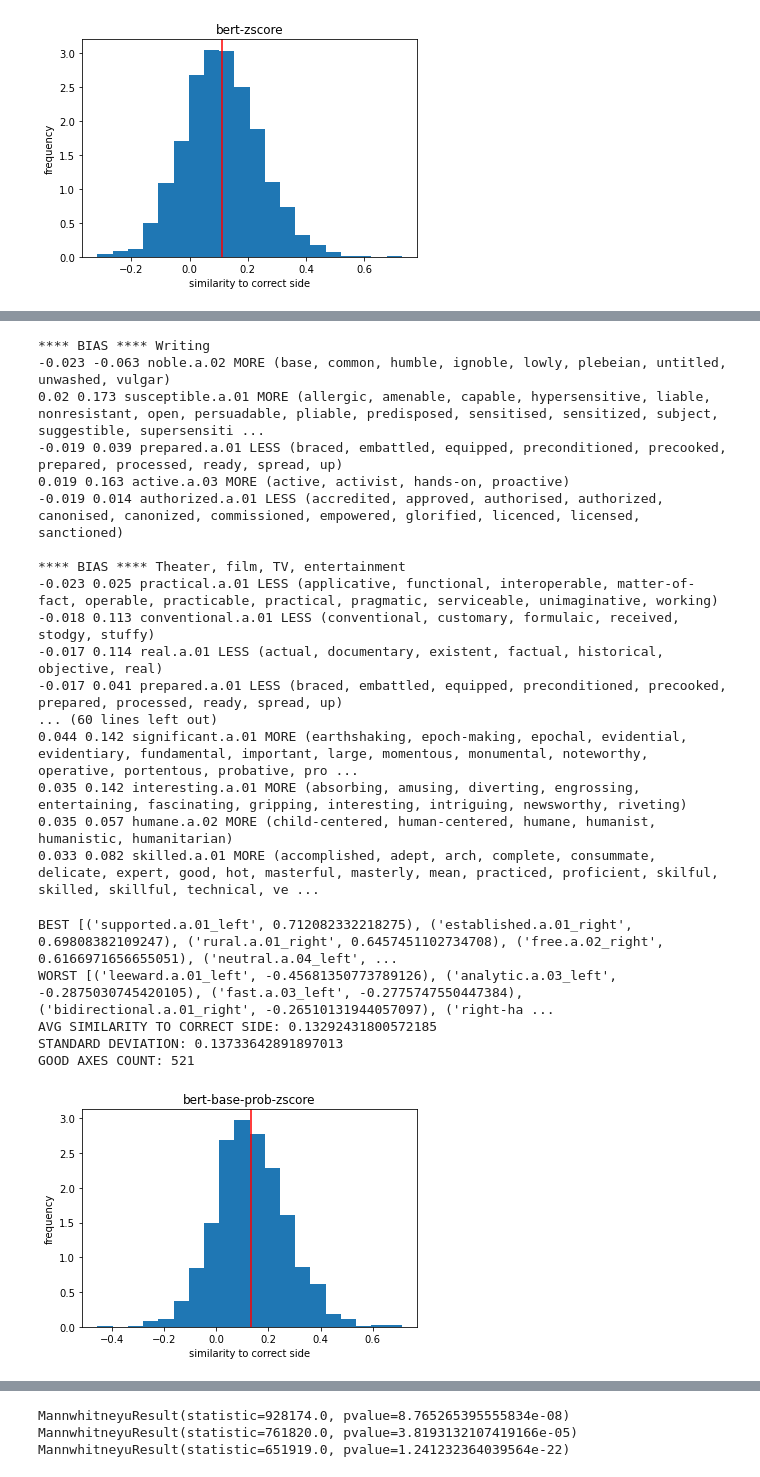
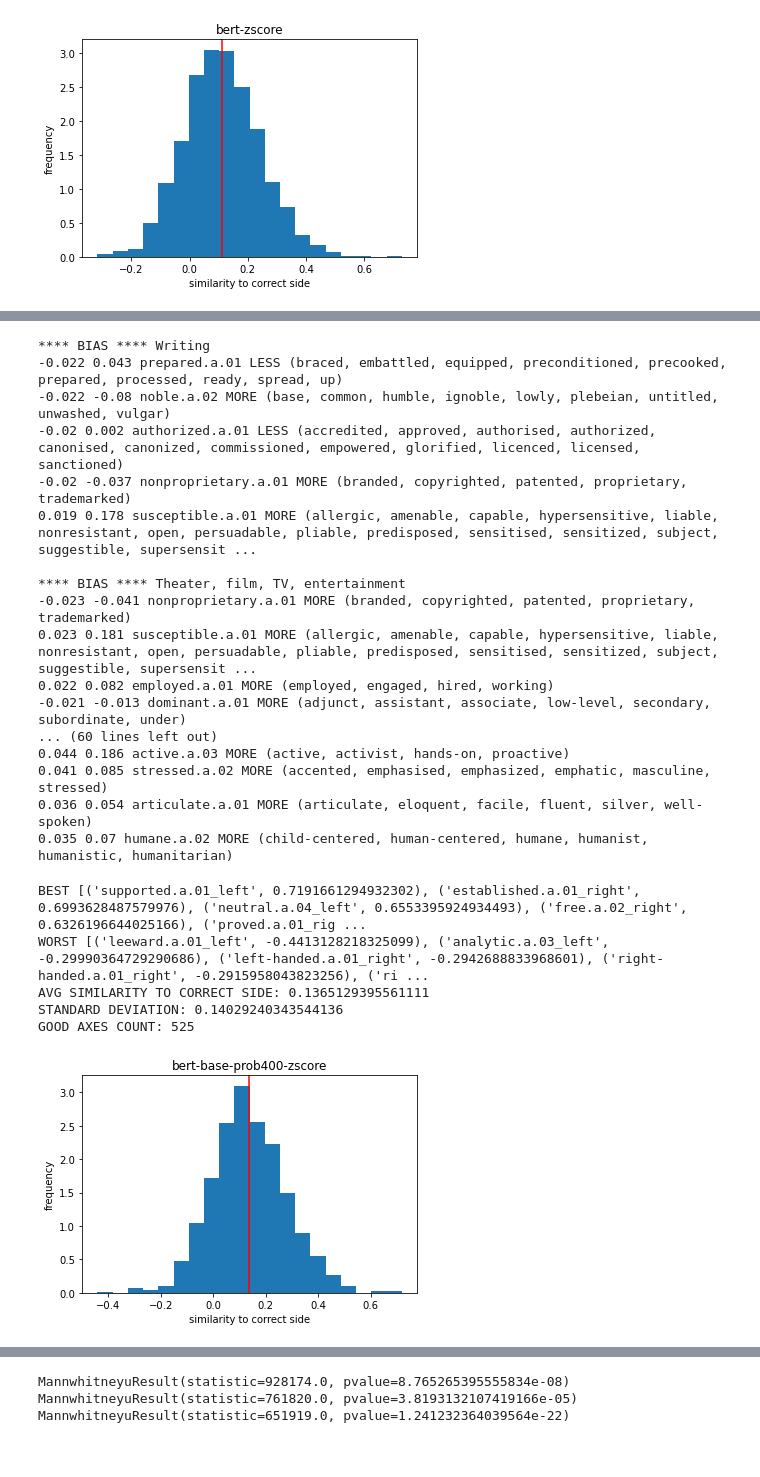
Before and after one commit to lucy3/context_semantic_axes, a Jupyter notebook: code/axes_occupation_viz.ipynb, the cells around one changed output, grey strips where cells are left out. Drawn from its saved outputs; the diff is of its cells as text; code cells hidden in the pictures.

```diff
--- a/code/axes_occupation_viz.ipynb
+++ b/code/axes_occupation_viz.ipynb
@@ -315,30 +352,30 @@ show_top_axes(LOGS + 'semantics_val/occupations/frameaxis_bert-base-prob.json',
 # %%
-show_top_axes(LOGS + 'semantics_val/person/frameaxis_bert-base-prob300.json', scores7)
+show_top_axes(LOGS + 'semantics_val/person/frameaxis_bert-base-prob400.json', scores7)
 # %% [output]
 **** BIAS **** Writing
--0.023 -0.063 noble.a.02 MORE (base, common, humble, ignoble, lowly, plebeian, untitled, unwashed, vulgar)
-0.02 0.173 susceptible.a.01 MORE (allergic, amenable, capable, hypersensitive, liable, nonresistant, open, persuadable, pliable, predisposed, sensitised, sensitized, subject, suggestible, supersensiti ...
--0.019 0.039 prepared.a.01 LESS (braced, embattled, equipped, preconditioned, precooked, prepared, processed, ready, spread, up)
-0.019 0.163 active.a.03 MORE (active, activist, hands-on, proactive)
--0.019 0.014 authorized.a.01 LESS (accredited, approved, authorised, authorized, canonised, canonized, commissioned, empowered, glorified, licenced, licensed, sanctioned)
+-0.022 0.043 prepared.a.01 LESS (braced, embattled, equipped, preconditioned, precooked, prepared, processed, ready, spread, up)
+-0.022 -0.08 noble.a.02 MORE (base, common, humble, ignoble, lowly, plebeian, untitled, unwashed, vulgar)
+-0.02 0.002 authorized.a.01 LESS (accredited, approved, authorised, authorized, canonised, canonized, commissioned, empowered, glorified, licenced, licensed, sanctioned)
+-0.02 -0.037 nonproprietary.a.01 MORE (branded, copyrighted, patented, proprietary, trademarked)
+0.019 0.178 susceptible.a.01 MORE (allergic, amenable, capable, hypersensitive, liable, nonresistant, open, persuadable, pliable, predisposed, sensitised, sensitized, subject, suggestible, supersensit ...
 
 **** BIAS **** Theater, film, TV, entertainment
--0.023 0.025 practical.a.01 LESS (applicative, functional, interoperable, matter-of-fact, operable, practicable, practical, pragmatic, serviceable, unimaginative, working)
--0.018 0.113 conventional.a.01 LESS (conventional, customary, formulaic, received, stodgy, stuffy)
--0.017 0.114 real.a.01 LESS (actual, documentary, existent, factual, historical, objective, real)
--0.017 0.041 prepared.a.01 LESS (braced, embattled, equipped, preconditioned, precooked, prepared, processed, ready, spread, up)
+-0.023 -0.041 nonproprietary.a.01 MORE (branded, copyrighted, patented, proprietary, trademarked)
+0.023 0.181 susceptible.a.01 MORE (allergic, amenable, capable, hypersensitive, liable, nonresistant, open, persuadable, pliable, predisposed, sensitised, sensitized, subject, suggestible, supersensit ...
+0.022 0.082 employed.a.01 MORE (employed, engaged, hired, working)
+-0.021 -0.013 dominant.a.01 MORE (adjunct, assistant, associate, low-level, secondary, subordinate, under)
 ... (60 lines left out)
-0.044 0.142 significant.a.01 MORE (earthshaking, epoch-making, epochal, evidential, evidentiary, fundamental, important, large, momentous, monumental, noteworthy, operative, portentous, probative, pro ...
-0.035 0.142 interesting.a.01 MORE (absorbing, amusing, diverting, engrossing, entertaining, fascinating, gripping, interesting, intriguing, newsworthy, riveting)
-0.035 0.057 humane.a.02 MORE (child-centered, human-centered, humane, humanist, humanistic, humanitarian)
-0.033 0.082 skilled.a.01 MORE (accomplished, adept, arch, complete, consummate, delicate, expert, good, hot, masterful, masterly, mean, practiced, proficient, skilful, skilled, skillful, technical, ve ...
+0.044 0.186 active.a.03 MORE (active, activist, hands-on, proactive)
+0.041 0.085 stressed.a.02 MORE (accented, emphasised, emphasized, emphatic, masculine, stressed)
+0.036 0.054 articulate.a.01 MORE (articulate, eloquent, facile, fluent, silver, well-spoken)
+0.035 0.07 humane.a.02 MORE (child-centered, human-centered, humane, humanist, humanistic, humanitarian)
 # %%
-scores8 = plot_axes_quality('bert-base-prob-zscore')
+scores8 = plot_axes_quality('bert-base-prob400-zscore')
 # %% [output]
-BEST [('supported.a.01_left', 0.712082332218275), ('established.a.01_right', 0.69808382109247), ('rural.a.01_right', 0.6457451102734708), ('free.a.02_right', 0.6166971656655051), ('neutral.a.04_left', ...
-WORST [('leeward.a.01_left', -0.45681350773789126), ('analytic.a.03_left', -0.2875030745420105), ('fast.a.03_left', -0.2775747550447384), ('bidirectional.a.01_right', -0.26510131944057097), ('right-ha ...
-AVG SIMILARITY TO CORRECT SIDE: 0.13292431800572185
-STANDARD DEVIATION: 0.13733642891897013
-GOOD AXES COUNT: 521
+BEST [('supported.a.01_left', 0.7191661294932302), ('established.a.01_right', 0.6993628487579976), ('neutral.a.04_left', 0.6553395924934493), ('free.a.02_right', 0.6326196644025166), ('proved.a.01_rig ...
+WORST [('leeward.a.01_left', -0.4413128218325099), ('analytic.a.03_left', -0.29990364729290686), ('left-handed.a.01_right', -0.2942688833968601), ('right-handed.a.01_right', -0.2915958043823256), ('ri ...
+AVG SIMILARITY TO CORRECT SIDE: 0.1365129395561111
+STANDARD DEVIATION: 0.14029240343544136
+GOOD AXES COUNT: 525
-[figure, old version]
+[figure, new version]
 # %%
```
Also changed, not shown: parts of 28 cells of this notebook, 3 other files.
